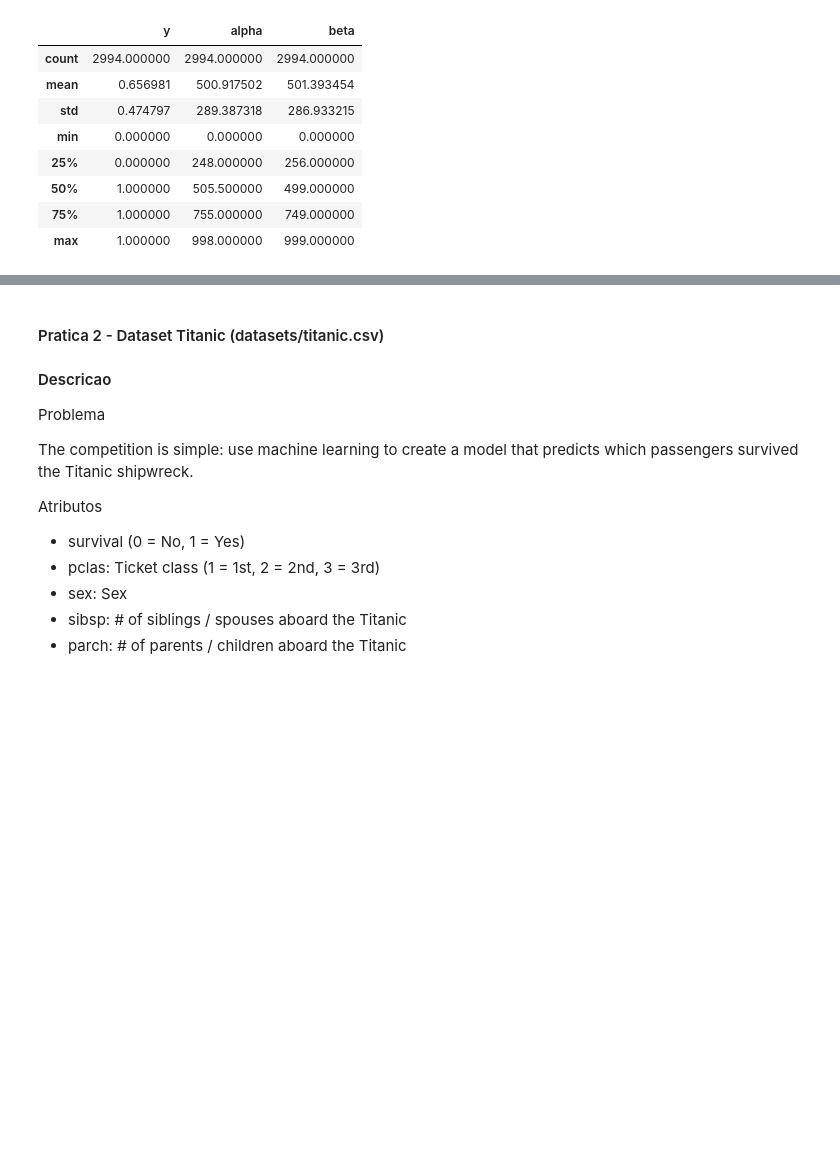
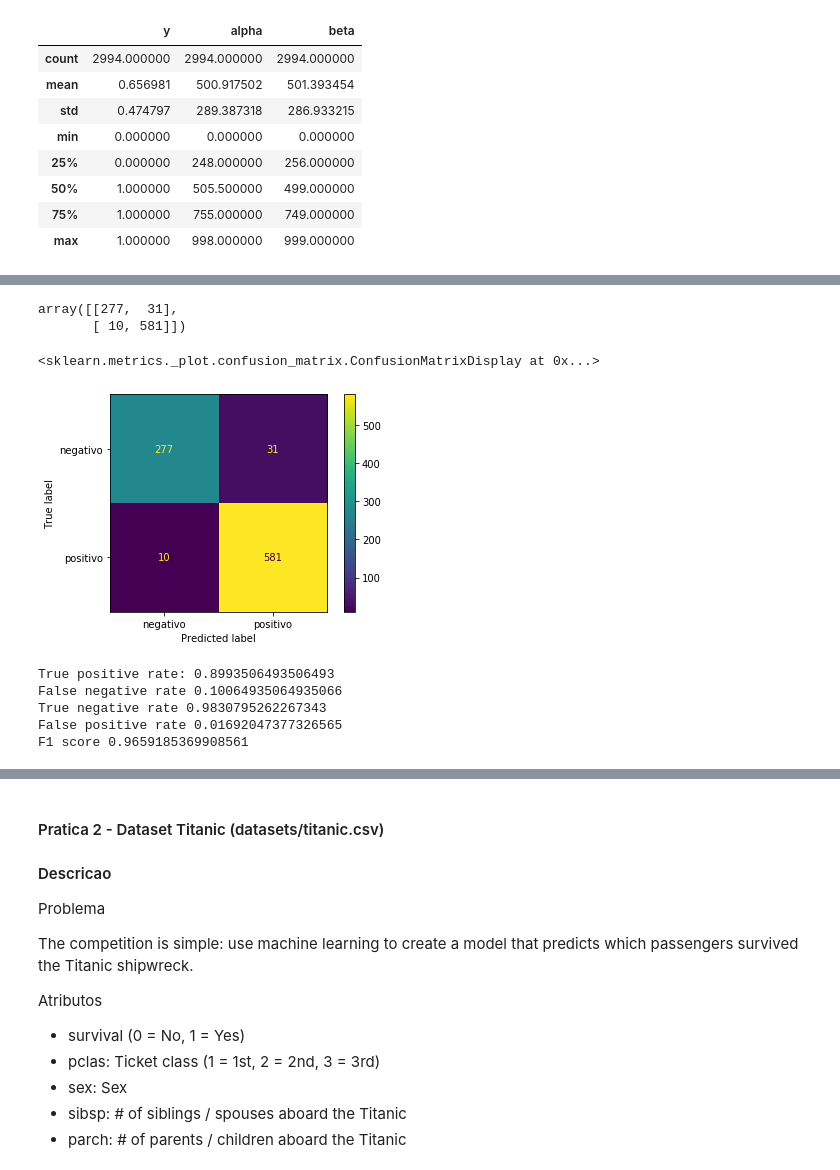
Before and after one commit to AleBark/Data-Mining-Basics, a Jupyter notebook: list_03/ex_03.ipynb, the cells around one changed output, grey strips where cells are left out. Saved outputs shown, nothing was run; the diff lists cells and outputs as text; code cells hidden in the pictures; blank space fills up the shorter version.

```diff
--- a/list_03/ex_03.ipynb
+++ b/list_03/ex_03.ipynb
@@ -212,0 +313,46 @@ for i in range(200,1, -2):
+# %%
+listaAccTreino = []
+listaAccTeste = []
+
+for estimator in range(10,100,1):
+
+    forest = RandomForestClassifier(n_estimators = estimator)
+    forest.fit(featuresTreino, labelTreino)
+
+    predicaoForestTreino = forest.predict(featuresTreino)
+    accTreino = accuracy_score(labelTreino, predicaoForestTreino)
+
+    predicaoForestTeste = forest.predict(featuresTeste)
+    accTeste = accuracy_score(labelTeste, predicaoForestTeste)
+
+    listaAccTreino.append(1-accTreino)
+    listaAccTeste.append(1-accTeste)
+# %%
+matrix = confusion_matrix(labelTeste,predicaoForestTeste)
+
+tpr = matrix[0][0] / matrix[0].sum()
+fnr = matrix[0][1] / matrix[0].sum()
+tnr = matrix[1][1] / matrix[1].sum()
+fpr = matrix[1][0] / matrix[1].sum()
+
+matrix
+# %% [output]
+array([[277,  31],
+       [ 10, 581]])
+# %%
+ConfusionMatrixDisplay(confusion_matrix(labelTeste, predicaoForestTeste), display_labels=['negativo', 'positivo']).plot(values_format= '1g')
+# %% [output]
+<sklearn.metrics._plot.confusion_matrix.ConfusionMatrixDisplay at 0x...>
+[figure, added]
+# %%
+print("True positive rate:", tpr)
+print("False negative rate", fnr)
+print("True negative rate",  tnr)
+print("False positive rate", fpr)
+print("F1 score", f1_score(labelTeste,predicaoForestTeste))
+# %% [output]
+True positive rate: 0.8993506493506493
+False negative rate 0.10064935064935066
+True negative rate 0.9830795262267343
+False positive rate 0.01692047377326565
+F1 score 0.9659185369908561
```
Also changed, not shown: parts of 24 cells of this notebook, 1 other file.
